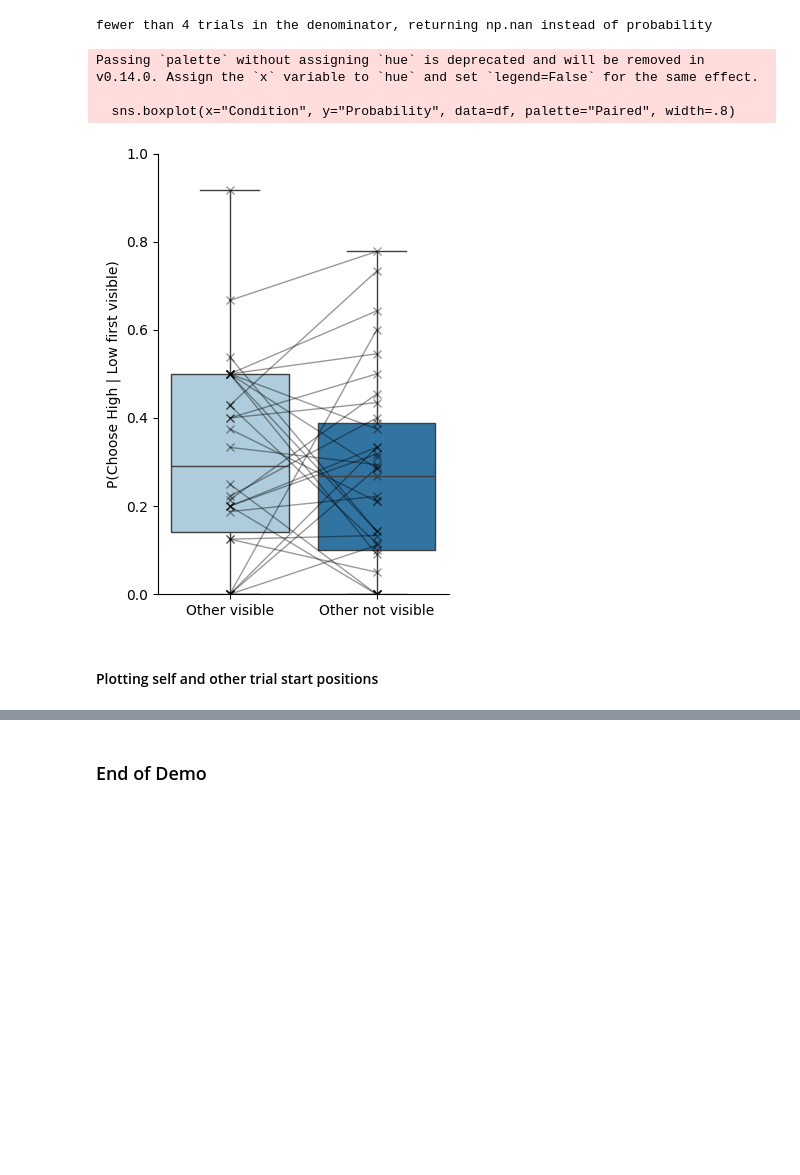
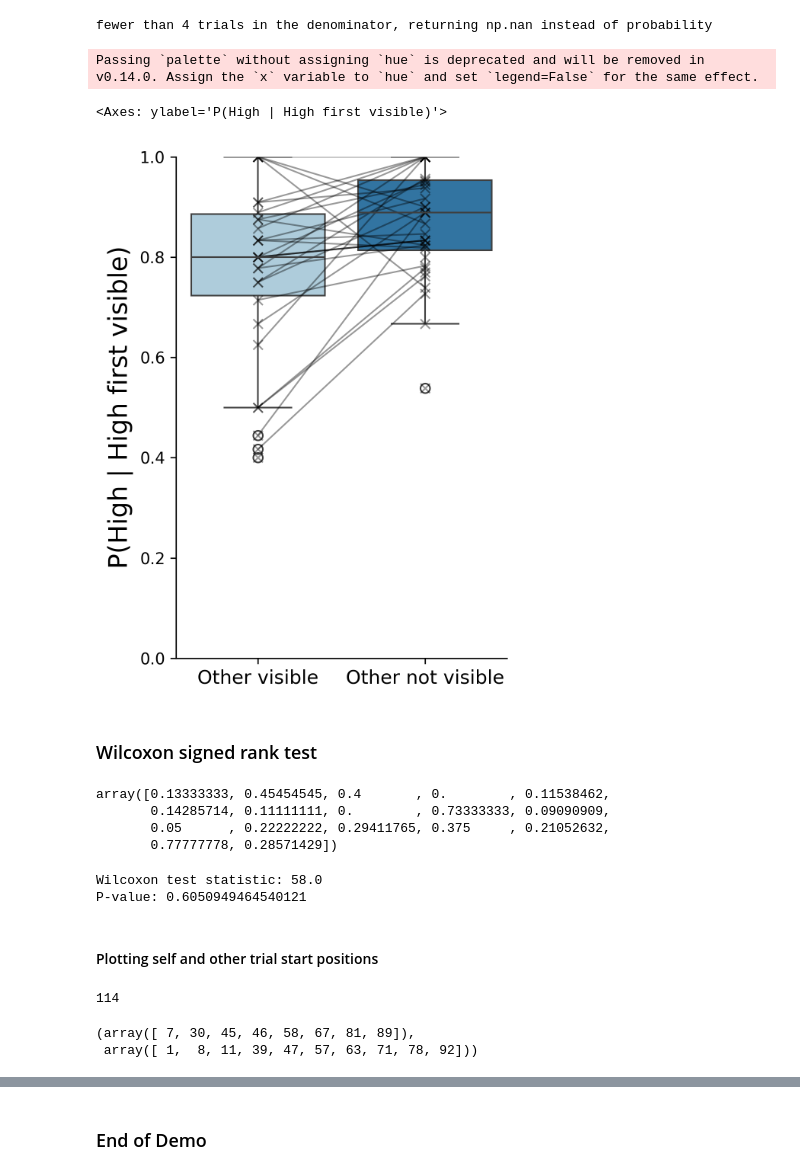
Before and after one commit to tomhagley6/octagon_analysis, a Jupyter notebook: demos/opponent_visibility_analysis_demo.ipynb, the cells around one changed output, grey strips where cells are left out. Drawn from its saved outputs; the diff is of its cells as text; code cells hidden in the pictures; blank space fills up the shorter version.

```diff
--- a/demos/opponent_visibility_analysis_demo.ipynb
+++ b/demos/opponent_visibility_analysis_demo.ipynb
@@ -6,6 +6,7 @@ import parse_data.prepare_data as prepare_data
 import numpy as np
 import pandas as pd
 import matplotlib.pyplot as plt
+plt.rcParams['figure.dpi'] = 300
 import globals
 import data_strings
 import data_extraction.extract_trial as extract_trial
@@ -15,6 +16,8 @@ import data_extraction.get_indices as get_indices
 import plotting.plot_probability_chose_wall as plot_probability_chose_wall
 import plotting.flipped_rotated_trajectory_testing_functions as fr_funcs
 import analysis.opponent_visibility as opponent_visibility
+from scipy.stats import wilcoxon
+import plotting.plot_octagon as plot_octagon
 # %% [output]
 The autoreload extension is already loaded. To reload it, use:
   %reload_ext autoreload
@@ -79,9 +103,11 @@ fewer than 4 trials in the denominator, returning np.nan instead of probability
 # %%
 ## Plot probabilities for this condition across visibility of Other
 # %%
-plot_probability_chose_wall.boxplot_probability_choose_wall(wall_choice_probabilities, ['Other visible', 'Other not visible'], ylabel="P(Choose High | Low first visible)")
+plot_probability_chose_wall.boxplot_probability_choose_wall(wall_choice_probabilities, ['Other visible', 'Other not visible'], ylabel="P(High | High first visible)",
+                                                            fontsize=16)
 # %% [output]
 Passing `palette` without assigning `hue` is deprecated and will be removed in v0.14.0. Assign the `x` variable to `hue` and set `legend=False` for the same effect.
-
-  sns.boxplot(x="Condition", y="Probability", data=df, palette="Paired", width=.8)
+<Axes: ylabel='P(High | High first visible)'>
-[figure, old version]
+[figure, new version]
+# %% [markdown]
+### Wilcoxon signed rank test
@@ -88,2 +121,28 @@ Passing `palette` without assigning `hue` is deprecated and will be removed in v
+# %%
+p_other_non_vis_wilcoxon
+# %% [output]
+array([0.13333333, 0.45454545, 0.4       , 0.        , 0.11538462,
+       0.14285714, 0.11111111, 0.        , 0.73333333, 0.09090909,
+       0.05      , 0.22222222, 0.29411765, 0.375     , 0.21052632,
+       0.77777778, 0.28571429])
+# %%
+# Perform Wilcoxon signed-rank test
+stat, p_value = wilcoxon(p_other_vis_wilcoxon, p_other_non_vis_wilcoxon)
+
+# Print results
+print(f"Wilcoxon test statistic: {stat}")
+print(f"P-value: {p_value}")
+# %% [output]
+Wilcoxon test statistic: 58.0
+P-value: 0.6050949464540121
 # %% [markdown]
 #### Plotting self and other trial start positions
+# %%
+len(trial_lists[6])
+# %% [output]
+114
+# %%
+idx_other_vis_high_vis, idx_other_not_vis_high_vis
+# %% [output]
+(array([ 7, 30, 45, 46, 58, 67, 81, 89]),
+ array([ 1,  8, 11, 39, 47, 57, 63, 71, 78, 92]))
```
Also changed, not shown: parts of 12 cells of this notebook, 33 other files.
